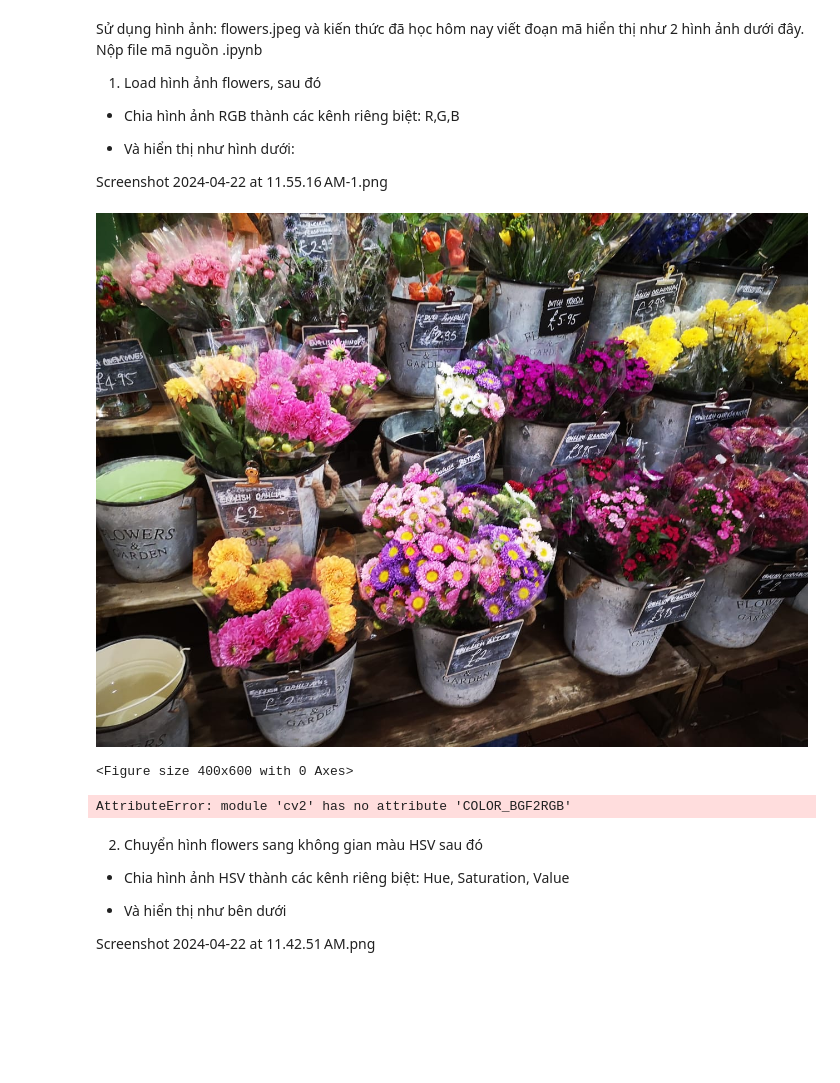
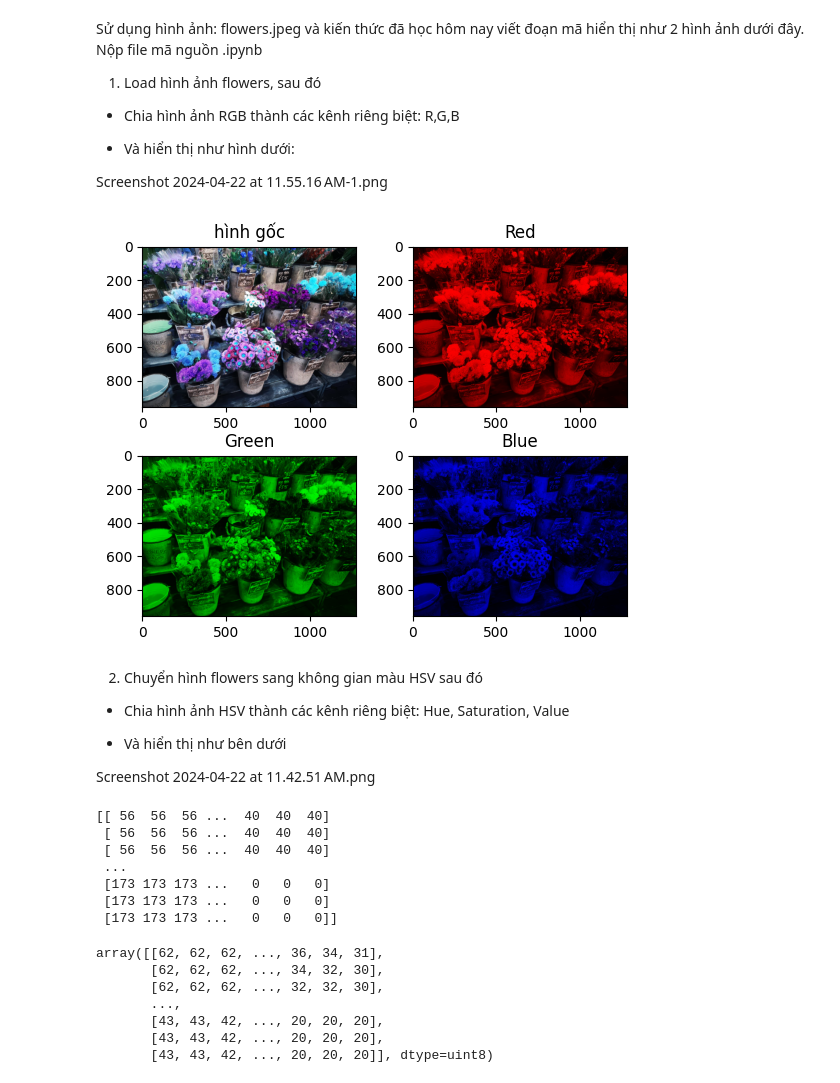
Before and after one commit to Tiepbn/Computer-Vision, a Jupyter notebook: Exercise/Week2_01_Exercise01.ipynb, the cells around one changed output. Cells and saved outputs as stored; diff of their text form; code cells hidden in the pictures; blank space fills up the shorter version.

```diff
--- a/Exercise/Week2_01_Exercise01.ipynb
+++ b/Exercise/Week2_01_Exercise01.ipynb
@@ -23,12 +20,28 @@ img_flowers = cv2.imread("./img/flowers.jpeg")
-# %%
-cv2_imshow(img_flowers)
-# %% [output]
-[figure, removed]
-<Figure size 400x600 with 0 Axes>
-# %%
-img_flowers = cv2.imread("./img/flowers.jpeg", cv2.COLOR_BGF2RGB)
-# %% [output]
-AttributeError: module 'cv2' has no attribute 'COLOR_BGF2RGB'
+# %%
+img = cv2.imread('./img/flowers.jpeg')
+B,G,R=cv2.split(img)
+
+zeros=np.zeros(img.shape[:2], dtype="uint8")
+
+plt.subplot(2,2,1)
+plt.imshow(img)
+plt.title("hình gốc")
+
+plt.subplot(2,2,2)
+plt.imshow(cv2.merge([R,zeros,zeros]))
+plt.title("Red")
+
+plt.subplot(2,2,3)
+plt.imshow(cv2.merge([zeros,G,zeros]))
+plt.title("Green")
+
+plt.subplot(2,2,4)
+plt.imshow(cv2.merge([zeros,zeros,B]))
+plt.title("Blue")
+
+plt.subplots_adjust(hspace=0.3)
+# %% [output]
+[figure, added]
 # %% [markdown]
 2. Chuyển hình flowers sang không gian màu HSV sau đó
 
@@ -39,0 +55,20 @@ Screenshot 2024-04-22 at 11.42.51 AM.png
+# %%
+print(h)
+# %% [output]
+[[ 56  56  56 ...  40  40  40]
+ [ 56  56  56 ...  40  40  40]
+ [ 56  56  56 ...  40  40  40]
+ ...
+ [173 173 173 ...   0   0   0]
+ [173 173 173 ...   0   0   0]
+ [173 173 173 ...   0   0   0]]
+# %%
+v
+# %% [output]
+array([[62, 62, 62, ..., 36, 34, 31],
+       [62, 62, 62, ..., 34, 32, 30],
+       [62, 62, 62, ..., 32, 32, 30],
+       ...,
+       [43, 43, 42, ..., 20, 20, 20],
+       [43, 43, 42, ..., 20, 20, 20],
+       [43, 43, 42, ..., 20, 20, 20]], dtype=uint8)
```
Also changed, not shown: parts of 4 cells of this notebook.
